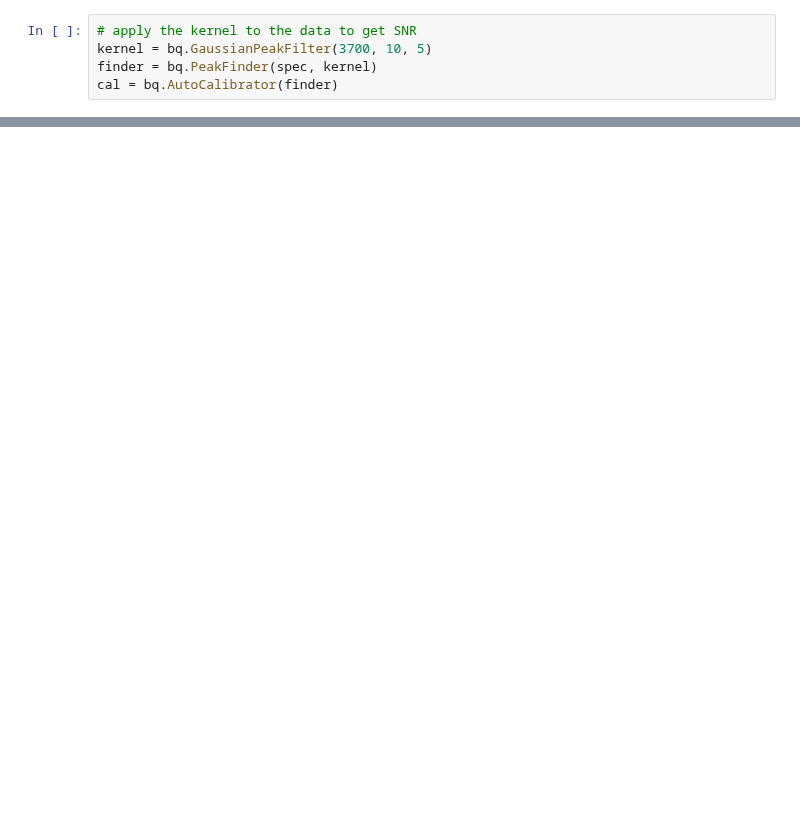
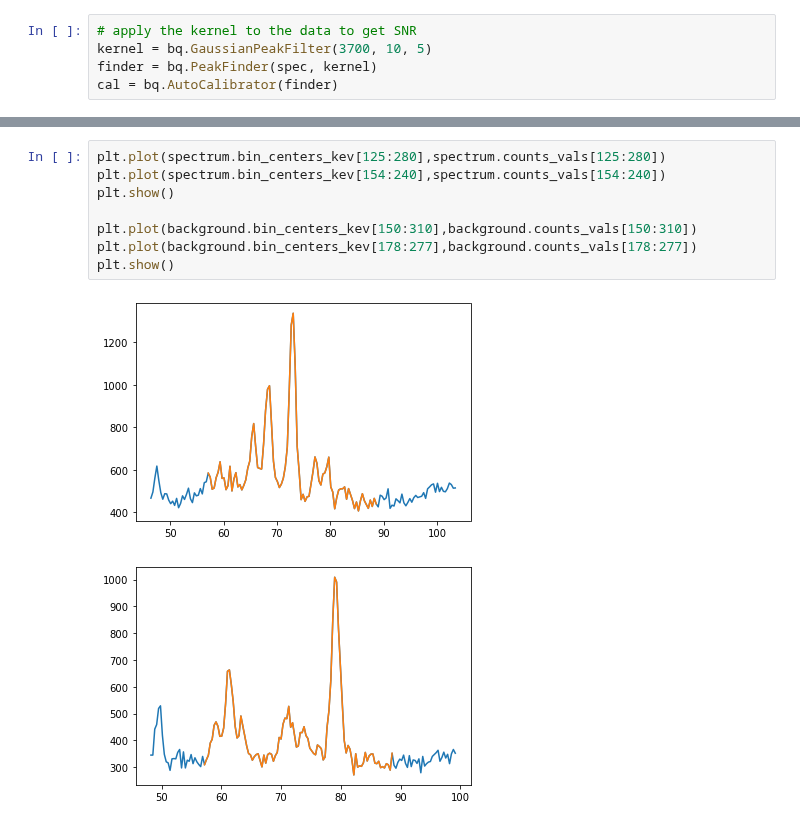
Before and after one commit to bearing/radwatch-analysis, a Jupyter notebook: eff_test_ruiqi1.ipynb, the cells around one changed output, grey strips where cells are left out. Saved outputs shown, nothing was run; the diff lists cells and outputs as text; blank space fills up the shorter version.

```diff
--- a/eff_test_ruiqi1.ipynb
+++ b/eff_test_ruiqi1.ipynb
@@ -264,0 +232,11 @@ for i in range(len(source_energies.tolist())):
+# %%
+plt.plot(spectrum.bin_centers_kev[125:280],spectrum.counts_vals[125:280])
+plt.plot(spectrum.bin_centers_kev[154:240],spectrum.counts_vals[154:240])
+plt.show()
+
+plt.plot(background.bin_centers_kev[150:310],background.counts_vals[150:310])
+plt.plot(background.bin_centers_kev[178:277],background.counts_vals[178:277])
+plt.show()
+# %% [output]
+[figure, added]
+[figure, added]
```
Also changed, not shown: parts of 22 cells of this notebook, 5 other files.
